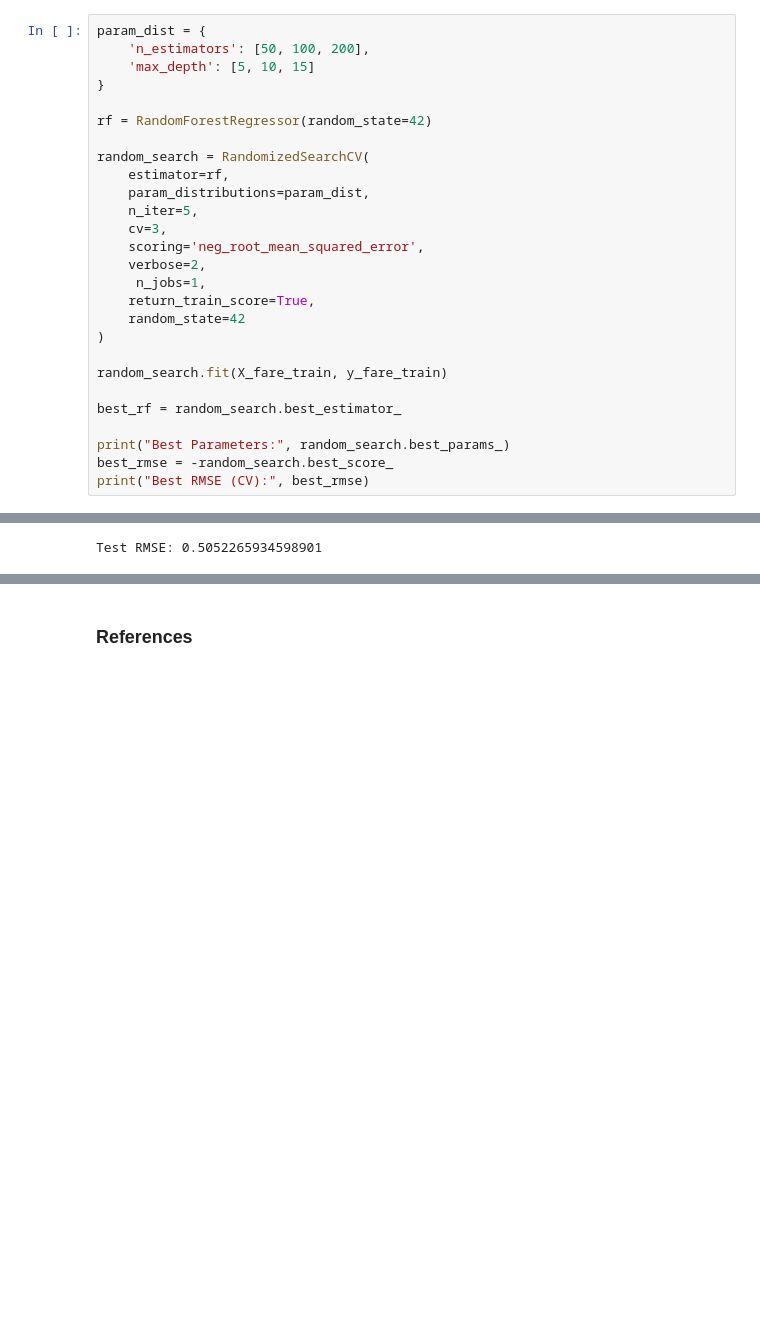
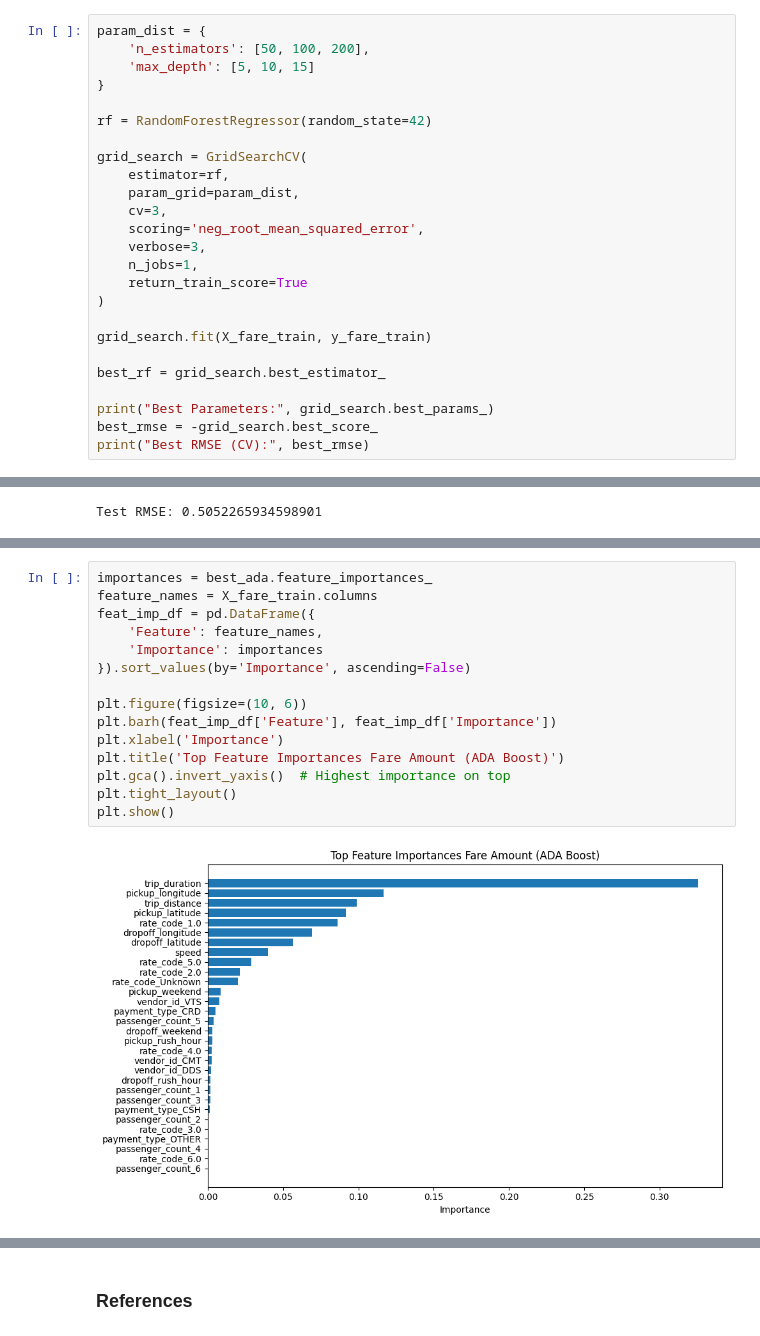
Before and after one commit to evangelineolivia/Assignment2_MachineLearning, a Jupyter notebook: NYTaxiPrediction.ipynb, the cells around one changed output, grey strips where cells are left out. Saved outputs shown, nothing was run; the diff lists cells and outputs as text; blank space fills up the shorter version.

```diff
--- a/NYTaxiPrediction.ipynb
+++ b/NYTaxiPrediction.ipynb
@@ -392,23 +392,21 @@ param_dist = {
 
 rf = RandomForestRegressor(random_state=42)
 
-random_search = RandomizedSearchCV(
+grid_search = GridSearchCV(
     estimator=rf,
-    param_distributions=param_dist,
-    n_iter=5,
+    param_grid=param_dist,
     cv=3,
     scoring='neg_root_mean_squared_error',
-    verbose=2,
-     n_jobs=1,
-    return_train_score=True,
-    random_state=42
+    verbose=3,
+    n_jobs=1,
+    return_train_score=True
 )
 
-random_search.fit(X_fare_train, y_fare_train)
+grid_search.fit(X_fare_train, y_fare_train)
 
-best_rf = random_search.best_estimator_
+best_rf = grid_search.best_estimator_
 
-print("Best Parameters:", random_search.best_params_)
-best_rmse = -random_search.best_score_
+print("Best Parameters:", grid_search.best_params_)
+best_rmse = -grid_search.best_score_
 print("Best RMSE (CV):", best_rmse)
 # %% [output]
@@ -676,0 +695,17 @@ print(f"Test RMSE: {rmse}")
+# %%
+importances = best_ada.feature_importances_
+feature_names = X_fare_train.columns
+feat_imp_df = pd.DataFrame({
+    'Feature': feature_names,
+    'Importance': importances
+}).sort_values(by='Importance', ascending=False)
+
+plt.figure(figsize=(10, 6))
+plt.barh(feat_imp_df['Feature'], feat_imp_df['Importance'])
+plt.xlabel('Importance')
+plt.title('Top Feature Importances Fare Amount (ADA Boost)')
+plt.gca().invert_yaxis()  # Highest importance on top
+plt.tight_layout()
+plt.show()
+# %% [output]
+[figure, added]
```
Also changed, not shown: parts of 14 cells of this notebook.
